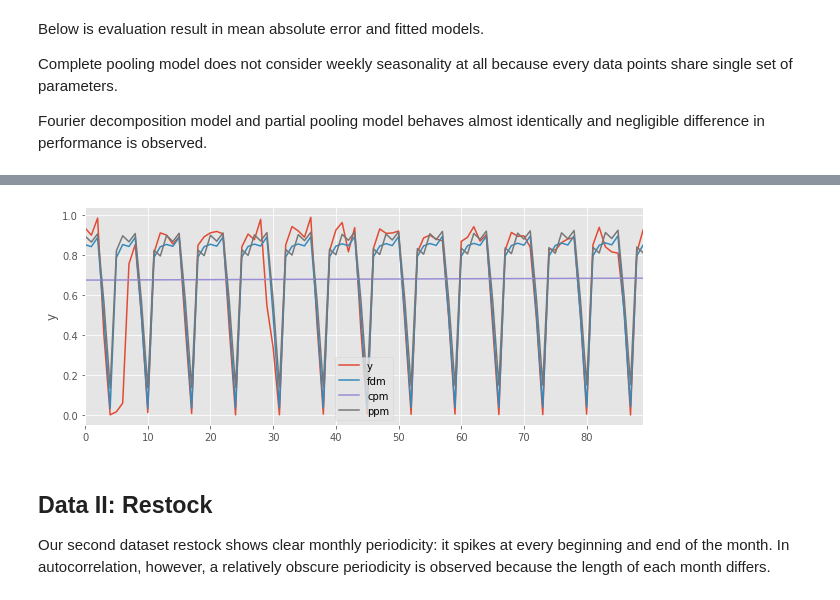
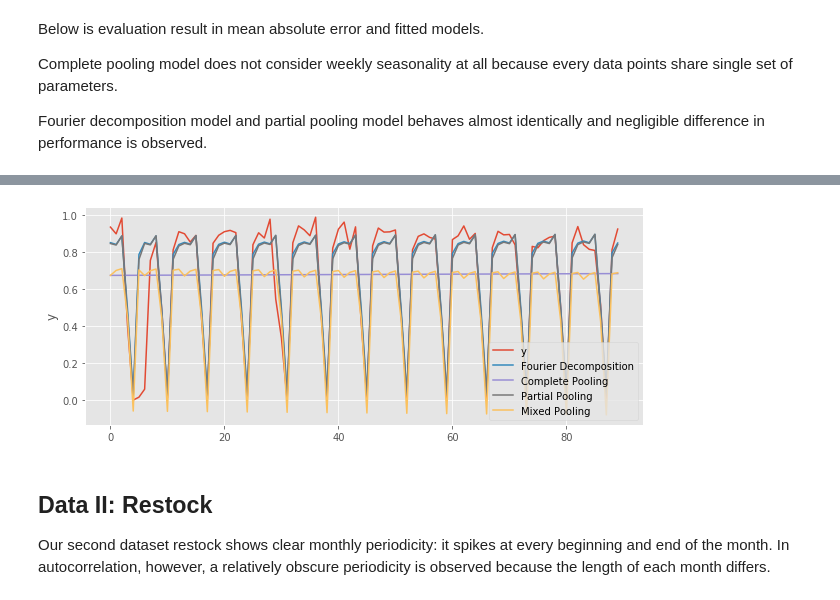
Before and after one commit to hyunjimoon/Mixed-pooling-paper, a Jupyter notebook: When seasonality meets Bayesian Decomposing seasonalities in Stan.ipynb, the cells around one changed output, grey strips where cells are left out. Saved outputs shown, nothing was run; the diff lists cells and outputs as text; code cells hidden in the pictures.

Commit message:
add prior for mixed model

```diff
--- a/When seasonality meets Bayesian Decomposing seasonalities in Stan.ipynb
+++ b/When seasonality meets Bayesian Decomposing seasonalities in Stan.ipynb
@@ -288,7 +394,7 @@ def predict_ppm(params, df, pool):
     df['yhat'] = k * df['t'] + m
     return df
 
-def generate_mm_data(df, *pools):
+def generate_mm_data(df, season_w, *pools):
     return {
         'T': df.shape[0],
         'D': len(pools),
@@ -377,6 +483,7 @@ def plot_predict(df):
     fig, ax = plt.subplots(1, 1, figsize=(10, 4))
     df.plot(ax=ax)
     ax.set_ylabel('y')
+    plt.svg
 # %% [markdown]
 ## Data I: Delivery
 
@@ -420,6 +527,20 @@ ppm_mae = np.asarray([
     calculate_mae(predict_ppm(ppm.optimizing(data=generate_ppm_data(train_df, 'weekday'), algorithm='Newton'), test_df, 'weekday'))
     for train_df, test_df in generate_cv_data(df, 365, 30)
 ])
+# %%
+data = generate_mm_data(df, 'weekday', 'monthday')
+params = mm_w.optimizing(data=data)
+predict_df = predict_mm(params, df, 'weekday', 'monthday')
+mm_yhat = predict_df['yhat']
+
+mm_mae = np.asarray([
+    calculate_mae(predict_mm(mm_w.optimizing(data=generate_mm_data(train_df, 'weekday', 'monthday'), algorithm='Newton'), test_df, 'weekday', 'monthday'))
+    for train_df, test_df in generate_cv_data(df, 365, 30)
+])
+# mm_loo = np.asarray([
+#     calculate_loo(mm.sampling(data = generate_mm_data(train_df, 'weekday', 'monthday')))
+#     for train_df, _ in generate_cv_data(df, 365, 30)
+# ])
 # %% [markdown]
 Below is evaluation result in mean absolute error and fitted models.
 
@@ -429,9 +550,10 @@ Fourier decomposition model and partial pooling model behaves almost identically
 # %%
 total_df = pd.DataFrame({
     'y': df['y'],
-    'fdm': fdm_yhat,
-    'cpm': cpm_yhat,
-    'ppm': ppm_yhat,
+    'Fourier Decomposition': fdm_yhat,
+    'Complete Pooling': cpm_yhat,
+    'Partial Pooling': ppm_yhat,
+    'Mixed Pooling' : mm_yhat
 })
 plot_predict(total_df)
 
@@ -439,6 +561,7 @@ mae_df = pd.DataFrame({
     'fdm_mae': fdm_mae,
     'cpm_mae': cpm_mae,
     'ppm_mae': ppm_mae,
+    'mm_mae' : mm_mae
 })
 mae_df.mean()
 # %% [output]
@@ -448,2 +572,2 @@ ppm_mae    0.107539
 dtype: float64
-[figure, old version]
+[figure, new version]
```
Also changed, not shown: parts of 18 cells of this notebook, 2 other files.
